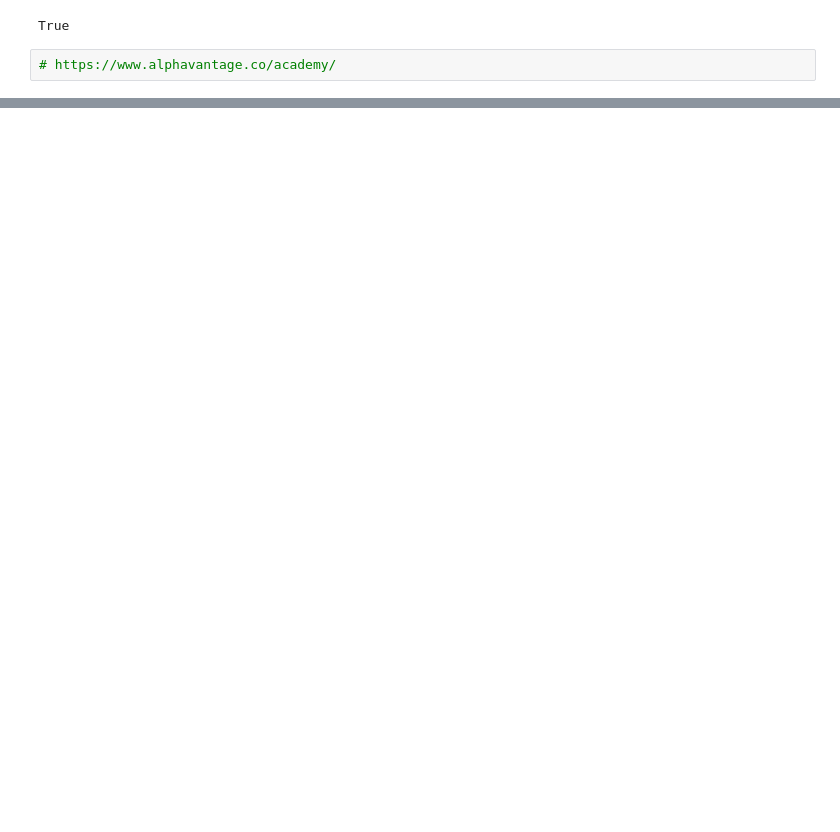
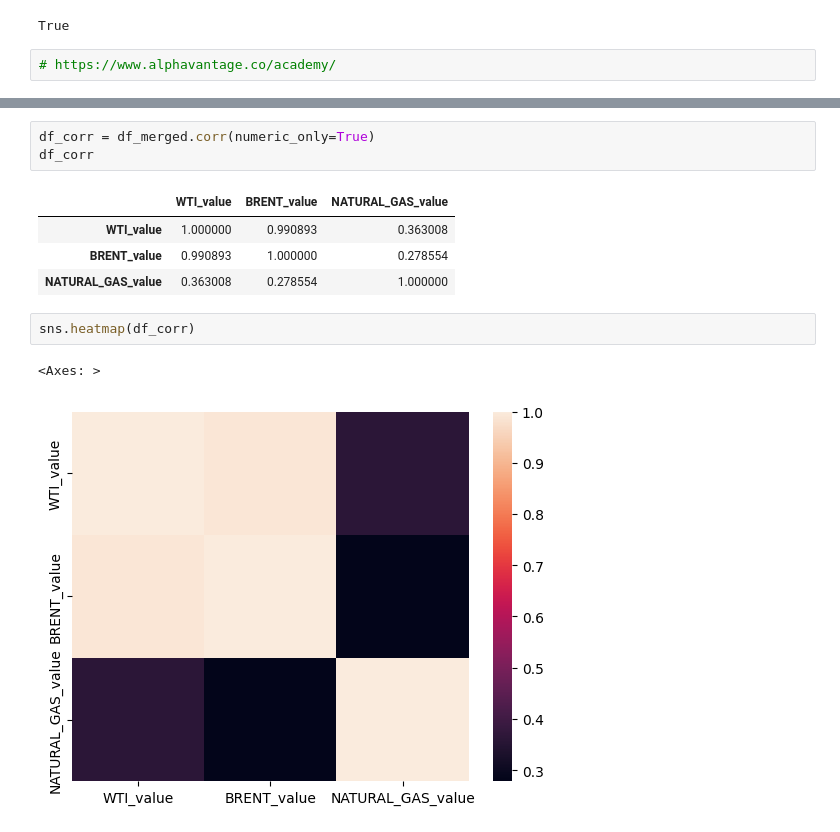
Before and after one commit to csautter/oil-price-prediction-lab, a Jupyter notebook: data_sources/alphavantage/Oil-Prices.ipynb, the cells around one changed output, grey strips where cells are left out. Saved outputs shown, nothing was run; the diff lists cells and outputs as text; blank space fills up the shorter version.

```diff
--- a/data_sources/alphavantage/Oil-Prices.ipynb
+++ b/data_sources/alphavantage/Oil-Prices.ipynb
@@ -49,0 +85,13 @@ dtype: int64
+# %%
+df_corr = df_merged.corr(numeric_only=True)
+df_corr
+# %% [output]
+|  | WTI_value | BRENT_value | NATURAL_GAS_value |
+| WTI_value | 1.000000 | 0.990893 | 0.363008 |
+| BRENT_value | 0.990893 | 1.000000 | 0.278554 |
+| NATURAL_GAS_value | 0.363008 | 0.278554 | 1.000000 |
+# %%
+sns.heatmap(df_corr)
+# %% [output]
+<Axes: >
+[figure, added]
```
Also changed, not shown: parts of 14 cells of this notebook, 2 other files.
